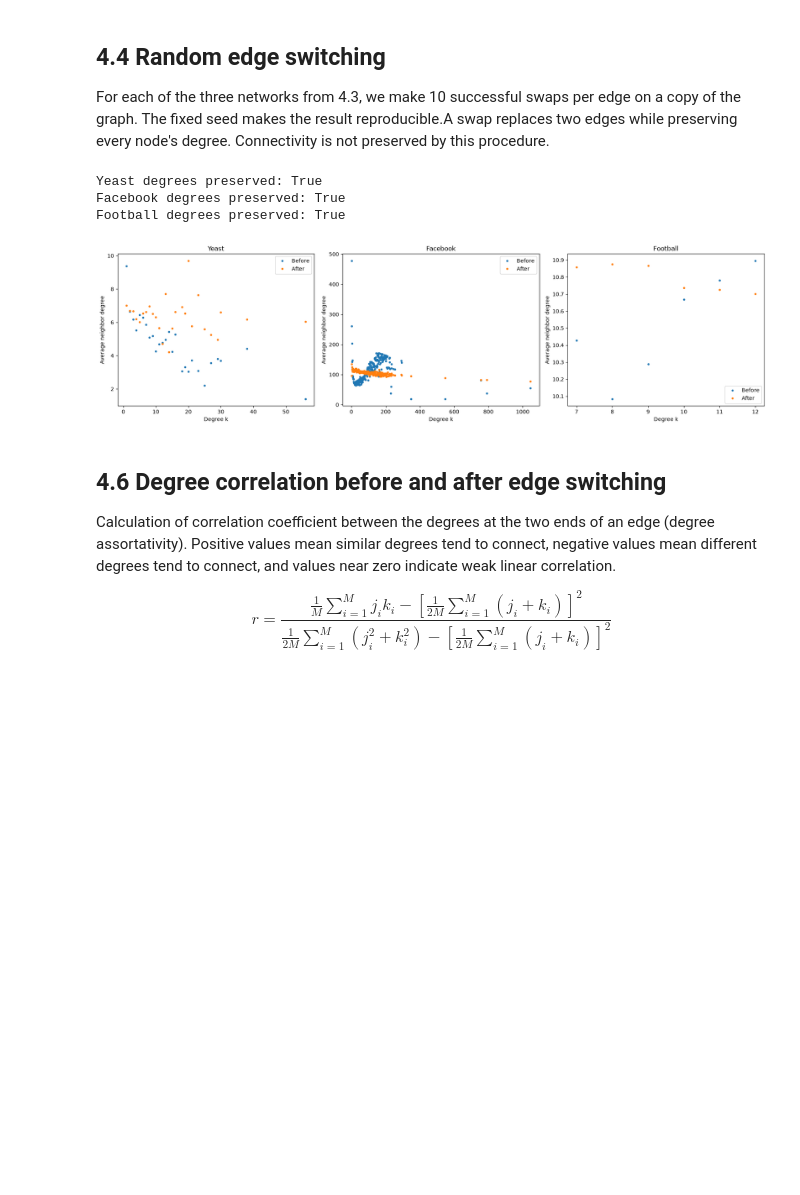
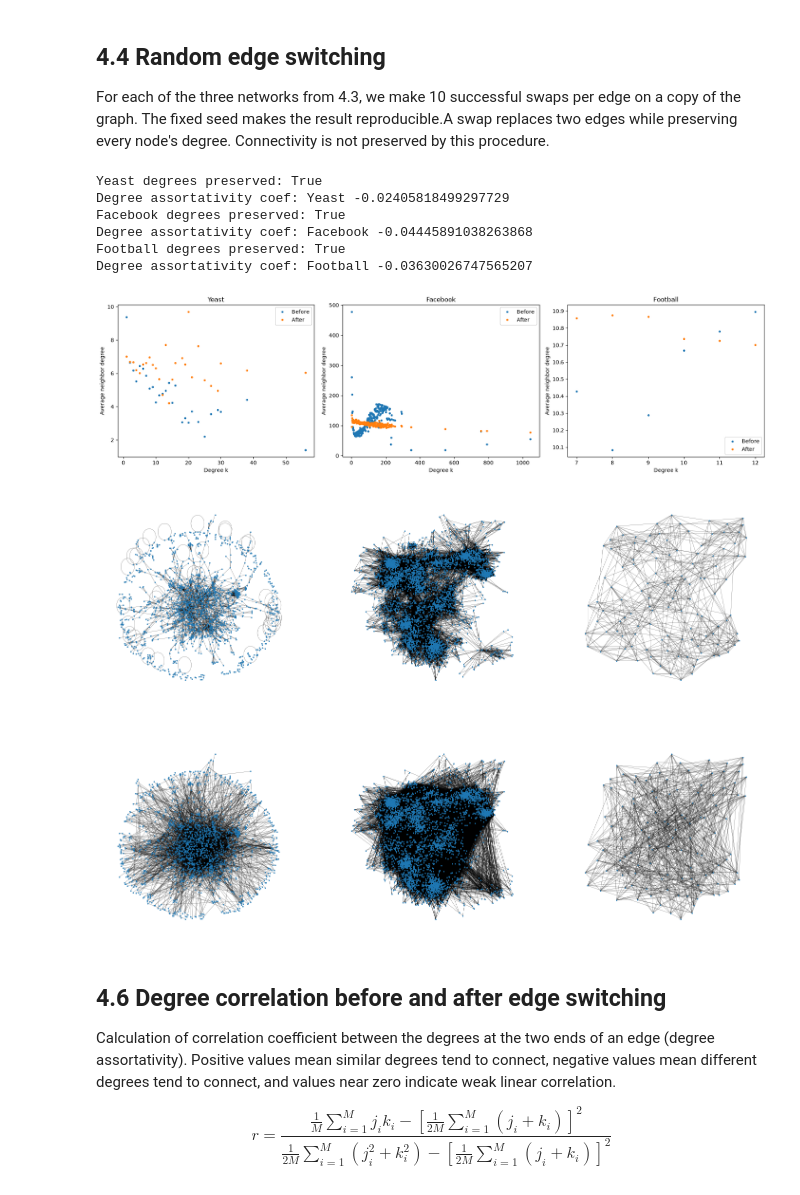
Before and after one commit to olaidczak/snars, a Jupyter notebook: p4/solution_final.ipynb, the cells around one changed output. Saved outputs shown, nothing was run; the diff lists cells and outputs as text; code cells hidden in the pictures; blank space fills up the shorter version.

```diff
--- a/p4/solution_final.ipynb
+++ b/p4/solution_final.ipynb
@@ -173,33 +181,49 @@ for i in range(3):
     G_random = graphs[i].copy()
     m = G_random.number_of_edges()
     nx.double_edge_swap(G_random, nswap=10 * m, max_tries=100 * m, seed=2)
     random_graphs.append(G_random)
 
     knn = nx.average_degree_connectivity(graphs[i])
     knn_random = nx.average_degree_connectivity(G_random)
     axes[i].plot(sorted(knn), [knn[k] for k in sorted(knn)], ".", label="Before")
     axes[i].plot(
         sorted(knn_random),
         [knn_random[k] for k in sorted(knn_random)],
         ".",
         label="After",
     )
     axes[i].set_title(names[i])
     axes[i].set_xlabel("Degree k")
     axes[i].set_ylabel("Average neighbor degree")
     axes[i].legend()
     print(
         names[i],
         "degrees preserved:",
         dict(graphs[i].degree()) == dict(G_random.degree()),
     )
+    print(
+        "Degree assortativity coef:",
+        names[i],
+        nx.degree_assortativity_coefficient(G_random),
+    )
 plt.tight_layout()
 plt.show()
+
+fig, axes = plt.subplots(2, 3, figsize=(18, 12))
+for i, (G, H) in enumerate(zip(graphs, random_graphs)):
+    pos = nx.spring_layout(G, seed=2)
+    for ax, g in zip(axes[:, i], (G, H)):
+        nx.draw(g, pos, ax=ax, node_size=1, width=0.2)
+plt.show()
 # %% [output]
 Yeast degrees preserved: True
+Degree assortativity coef: Yeast -0.02405818499297729
 Facebook degrees preserved: True
+Degree assortativity coef: Facebook -0.04445891038263868
 Football degrees preserved: True
+Degree assortativity coef: Football -0.03630026747565207
 [figure]
+[figure, added]
 # %% [markdown]
 ## 4.6 Degree correlation before and after edge switching
 
```
Also changed, not shown: parts of 3 cells of this notebook.
